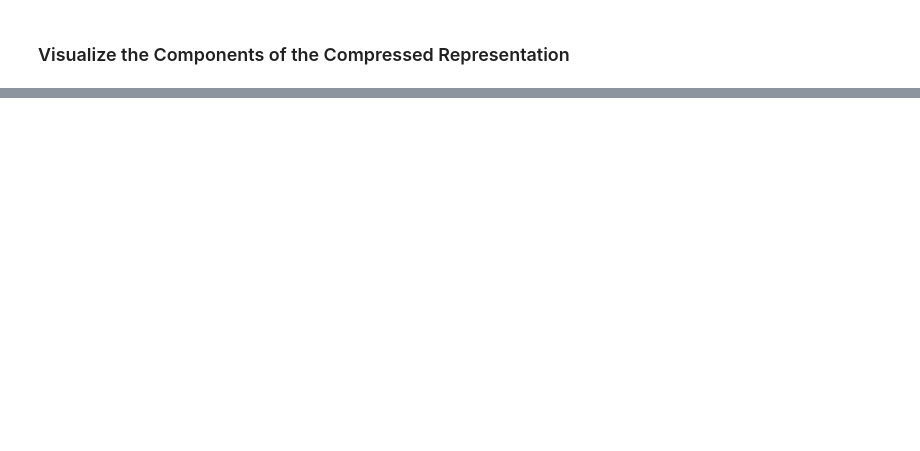
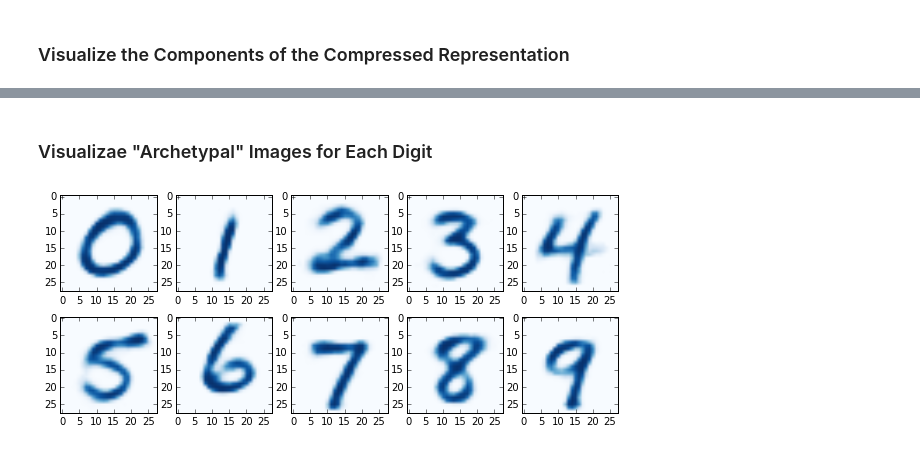
Before and after one commit to jeffschecter/sandbox, a Jupyter notebook: MNIST.ipynb, the cells around one changed output, grey strips where cells are left out. Cells and saved outputs as stored; diff of their text form; code cells hidden in the pictures; blank space fills up the shorter version.

```diff
--- a/MNIST.ipynb
+++ b/MNIST.ipynb
@@ -547,0 +515,10 @@ Average Activations of the Most Compressed Hidden Layer for Digit '6'
+# %% [markdown]
+### Visualizae "Archetypal" Images for Each Digit
+# %%
+figsize(10, 4)
+_, axes = plt.subplots(2, 5)
+axes = axes.reshape(10)
+for x, im in enumerate(y_image.eval(feed_dict={h_enc4: np.array(hidden_archetypes)})):
+    axes[x].imshow(im, cmap=cm.Blues)
+# %% [output]
+[figure, added]
```
Also changed, not shown: parts of 13 cells of this notebook.
